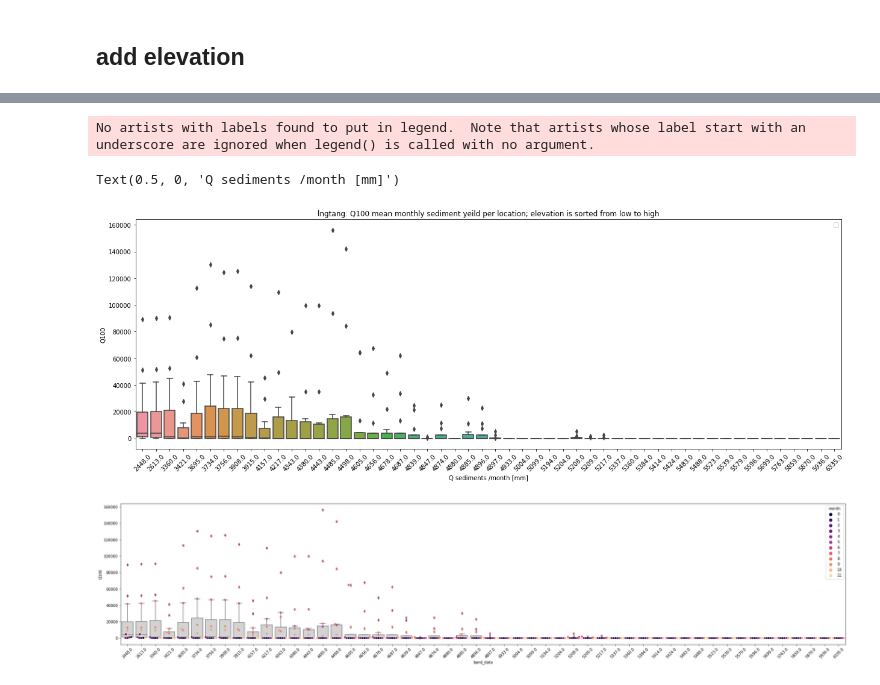
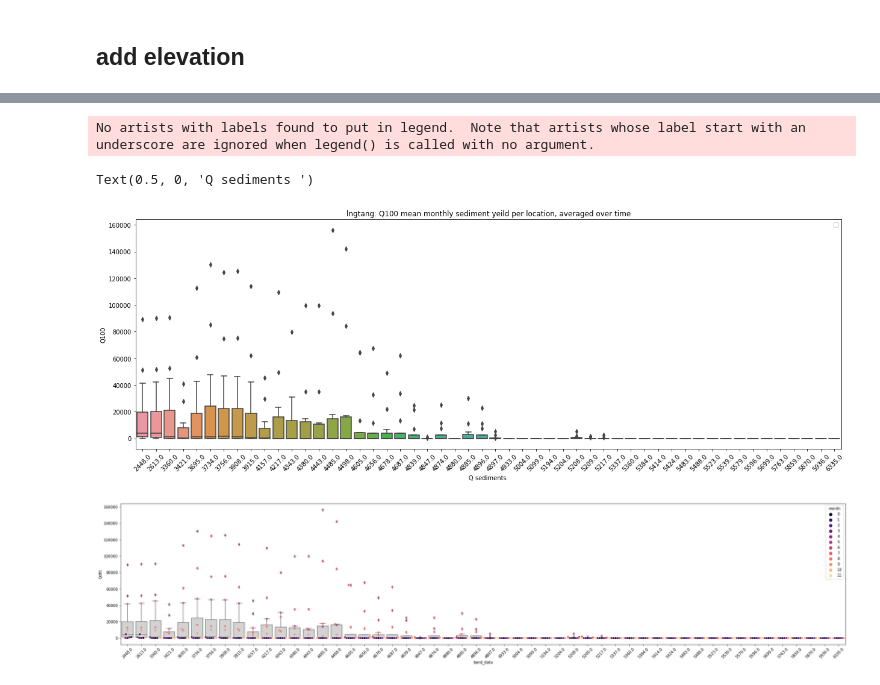
Before and after one commit to varyabazilova/sedcas_sediments_hma, a Jupyter notebook: 202405_modelruns/magnitude_frequency.ipynb, the cells around one changed output, grey strips where cells are left out. Cells and saved outputs as stored; diff of their text form; code cells hidden in the pictures.

```diff
--- a/202405_modelruns/magnitude_frequency.ipynb
+++ b/202405_modelruns/magnitude_frequency.ipynb
@@ -419,22 +390,22 @@ df1
 # %%
 df2 = functions.data_for_boxplots_sorted(df, 'Q100', 'band_data')
 
 
 plt.figure(figsize=(21, 7))  # Optional: Set the figure size
 boxplots = sns.boxplot(x='band_data', y='Q100',  data=df2)#, palette = 'magma_r')#, legend=False)
 #
 # scatter = sns.scatterplot(data=df1, x='band_data', y='Q100', hue='month', palette='viridis')#, marker='o')#, markersize = 10)
 
 plt.legend()
 
 plt.xticks(rotation = 45)
-plt.title('lngtang: Q100 mean monthly sediment yeild per location; elevation is sorted from low to high')
+plt.title('lngtang: Q100 mean monthly sediment yeild per location, averaged over time')
 plt.xlabel('elevation')
-plt.xlabel('Q sediments /month [mm]')
+plt.xlabel('Q sediments')
 # %% [output]
 No artists with labels found to put in legend.  Note that artists whose label start with an underscore are ignored when legend() is called with no argument.
-Text(0.5, 0, 'Q sediments /month [mm]')
+Text(0.5, 0, 'Q sediments ')
-[figure, old version]
+[figure, new version]
 # %%
 plt.figure(figsize=(35, 7))  # Optional: Set the figure size
 
```
Also changed, not shown: parts of 35 cells of this notebook, 18 other files.
